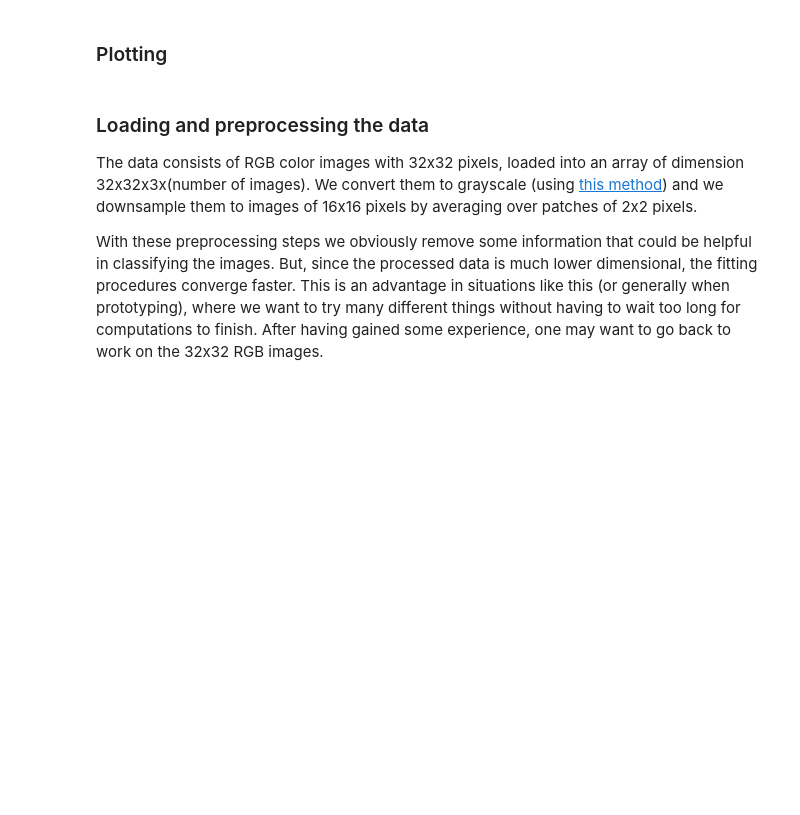
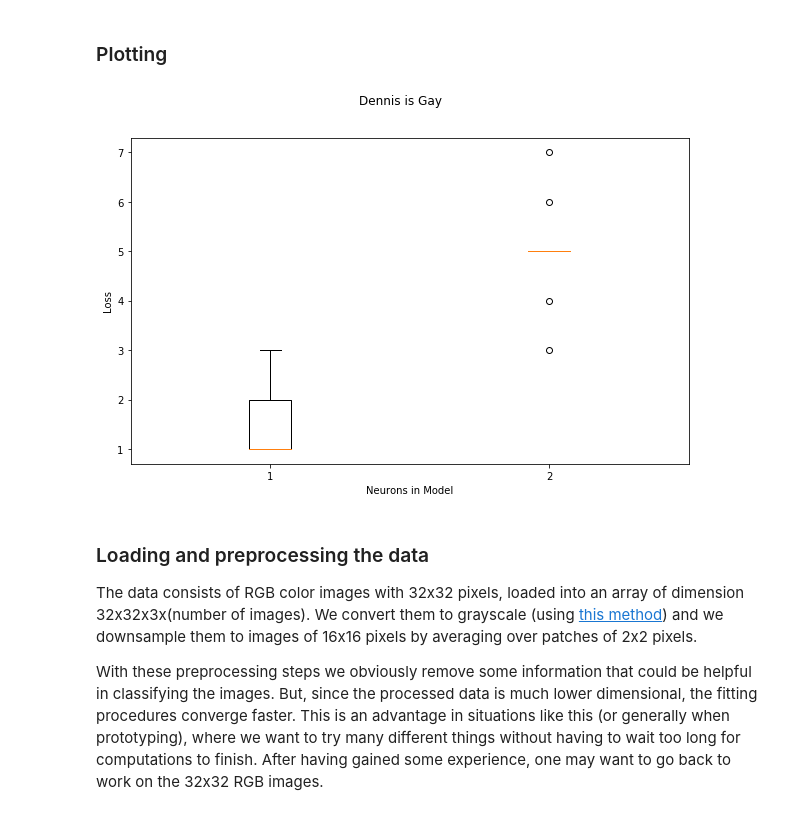
Before and after one commit to denngan/ann, a Jupyter notebook: miniproject1/miniproject1.ipynb, the cells around one changed output. Drawn from its saved outputs; the diff is of its cells as text; code cells hidden in the pictures; blank space fills up the shorter version.

```diff
--- a/miniproject1/miniproject1.ipynb
+++ b/miniproject1/miniproject1.ipynb
@@ -152,3 +157,13 @@ def plot_comparison(histories, optimizers, title):
+# %%
+a_loss = [1,2,1,1,1,2,3,1,1,1,1,1,2]
+b_loss = [5,5,5,5,6,7,4,5,5,5,5,3,5]
+a_acc = [1,2,1,1,1,2,3,1,1,1,1,1,2]
+b_acc = [5,5,5,5,6,7,4,5,5,5,5,3,5]
+data_loss = [a_loss,b_loss]
+data_acc = [a_acc, b_acc]
+box_plot(data_loss, 'Dennis is Gay', ['Neurons in Model','Loss'], ['1', '2'])
+# %% [output]
+[figure, added]
 # %% [markdown]
 ### Loading and preprocessing the data
 
```
Also changed, not shown: parts of 46 cells of this notebook.
